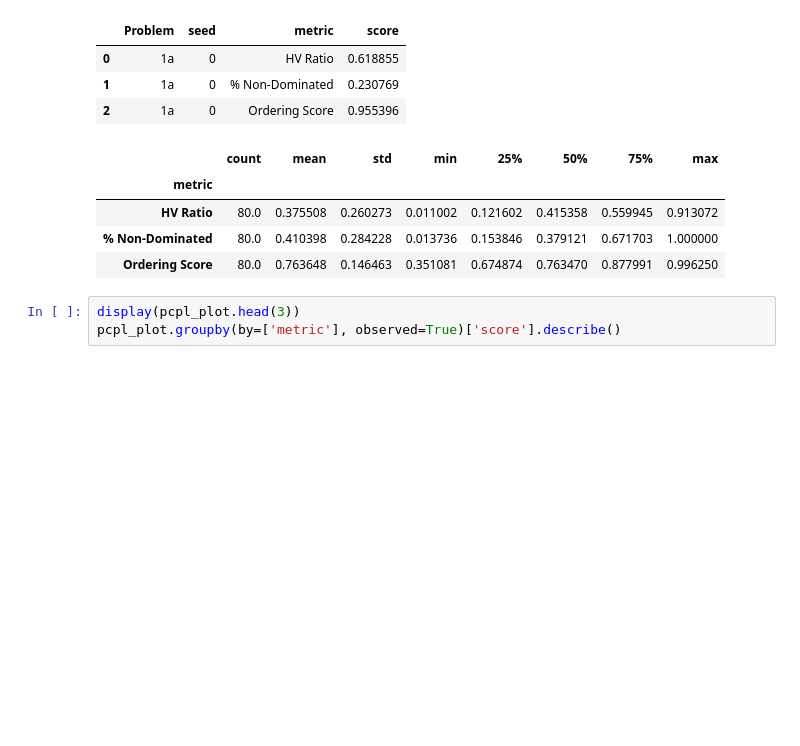
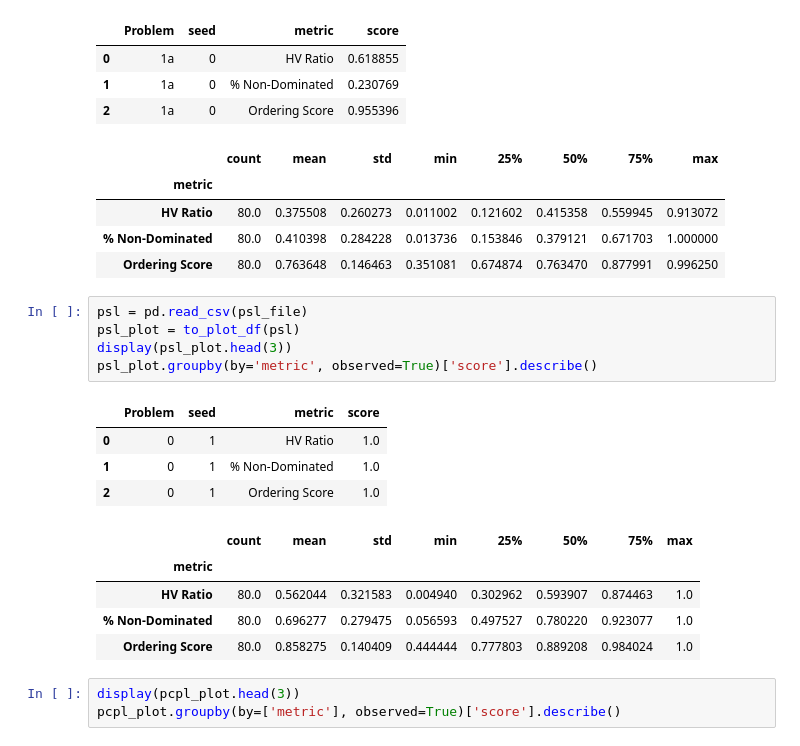
Before and after one commit to jzh001/GraphAllocBench, a Jupyter notebook: graphallocbench/examples/ijcai_fig2.ipynb, the cells around one changed output. Saved outputs shown, nothing was run; the diff lists cells and outputs as text; blank space fills up the shorter version.

```diff
--- a/graphallocbench/examples/ijcai_fig2.ipynb
+++ b/graphallocbench/examples/ijcai_fig2.ipynb
@@ -126,6 +127,21 @@ envelope_plot.groupby(by='metric', observed=True)['score'].describe()
 | HV Ratio | 80.0 | 0.375508 | 0.260273 | 0.011002 | 0.121602 | 0.415358 | 0.559945 | 0.913072 |
 | % Non-Dominated | 80.0 | 0.410398 | 0.284228 | 0.013736 | 0.153846 | 0.379121 | 0.671703 | 1.000000 |
 | Ordering Score | 80.0 | 0.763648 | 0.146463 | 0.351081 | 0.674874 | 0.763470 | 0.877991 | 0.996250 |
+# %%
+psl = pd.read_csv(psl_file)
+psl_plot = to_plot_df(psl)
+display(psl_plot.head(3))
+psl_plot.groupby(by='metric', observed=True)['score'].describe()
+# %% [output]
+|  | Problem | seed | metric | score |
+| 0 | 0 | 1 | HV Ratio | 1.0 |
+| 1 | 0 | 1 | % Non-Dominated | 1.0 |
+| 2 | 0 | 1 | Ordering Score | 1.0 |
+|  | count | mean | std | min | 25% | 50% | 75% | max |
+| metric |  |  |  |  |  |  |  |  |
+| HV Ratio | 80.0 | 0.562044 | 0.321583 | 0.004940 | 0.302962 | 0.593907 | 0.874463 | 1.0 |
+| % Non-Dominated | 80.0 | 0.696277 | 0.279475 | 0.056593 | 0.497527 | 0.780220 | 0.923077 | 1.0 |
+| Ordering Score | 80.0 | 0.858275 | 0.140409 | 0.444444 | 0.777803 | 0.889208 | 0.984024 | 1.0 |
 # %%
 display(pcpl_plot.head(3))
 pcpl_plot.groupby(by=['metric'], observed=True)['score'].describe()
```
Also changed, not shown: parts of 4 cells of this notebook, 21 other files.
